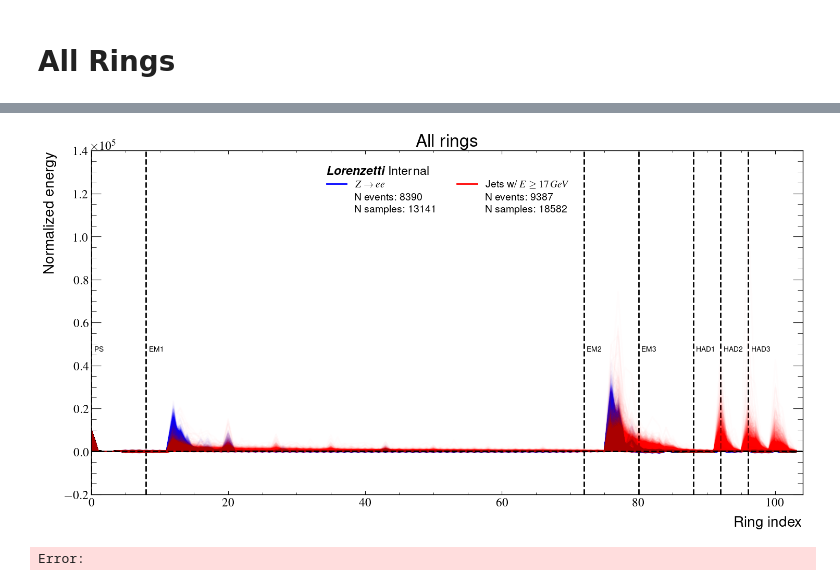
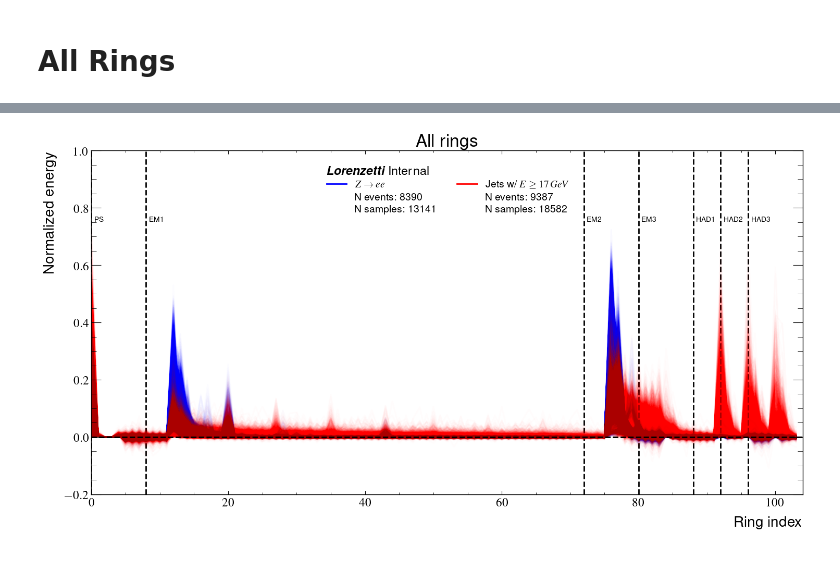
Before and after one commit to lucasbanunes/boosted-lorenzetti, a Jupyter notebook: rings_profile.ipynb, the cells around one changed output, grey strips where cells are left out. Drawn from its saved outputs; the diff is of its cells as text; code cells hidden in the pictures.

Commit message:
Updates profile notebooks

```diff
--- a/rings_profile.ipynb
+++ b/rings_profile.ipynb
@@ -26,7 +26,7 @@ mpl.rc('text', usetex = True)
 # Load data
 # %%
 lzt_data = Path.home() / 'ext_data' / 'lorenzetti'
-output_dir = lzt_data / 'profiles' / 'boosted-lorenzetti-2025-04-18' / 'rings_profile'
+output_dir = lzt_data / 'profiles' / 'boosted-lorenzetti-2025-04-18'
 output_dir.mkdir(exist_ok=True, parents=True)
 datasets = {}
 datasets['zee'] = {
@@ -146,16 +158,20 @@ for name, dataset_info in datasets.items():
         label=f'N events: {rings_info["event_number"].nunique()}')
     ax.plot([], [], ' ',
             label=f'N samples: {len(rings_info)}')
+    has_100 = rings_info["rings_size"] == 100
     ax.plot([], [], ' ',
-            label=f'Wrong: {(rings_info["rings_size"] != N_RINGS).sum()}')
+            label=f'Size 100: {has_100.sum()}')
+    has_18 = rings_info["rings_size"] == 18
     ax.plot([], [], ' ',
-            label=f'Correct: {(rings_info["rings_size"] == N_RINGS).sum()}')
+            label=f'Size 18: {has_18.sum()}')
+    ax.plot([], [], ' ',
+            label=f'Wrong: {((~has_100) & (~has_18)).sum()}')
     ax.plot([], [], ' ',
             label=f'No rings: {(rings_info["rings_size"] == 0).sum()}')
-    ax.plot([], [], ' ',
-            label=f'Extra: {(rings_info["rings_size"] > N_RINGS).sum()}')
-    ax.plot([], [], ' ',
-            label=f'Missing: {(rings_info["rings_size"] < N_RINGS).sum()}')
+    # ax.plot([], [], ' ',
+    #         label=f'Extra: {(rings_info["rings_size"] > N_RINGS).sum()}')
+    # ax.plot([], [], ' ',
+    #         label=f'Missing: {(rings_info["rings_size"] < N_RINGS).sum()}')
 ax.set(
     xlabel='Number of rings',
     ylabel='Number of samples',
@@ -257,7 +273,7 @@ else:
 # %% [markdown]
 # All Rings
 # %%
-normalize=False
+normalize=True
 fig, ax = plt.subplots(figsize=(15, 8))
 for i, (name, dataset_info) in enumerate(datasets.items()):
     logging.info(f'Plotting rings for {name}')
@@ -296,2 +312 @@ fig.savefig(output_dir / figname, dpi=300)
-[figure, old version]
+[figure, new version]
-Error:
```
Also changed, not shown: parts of 4 cells of this notebook, 4 other files.
